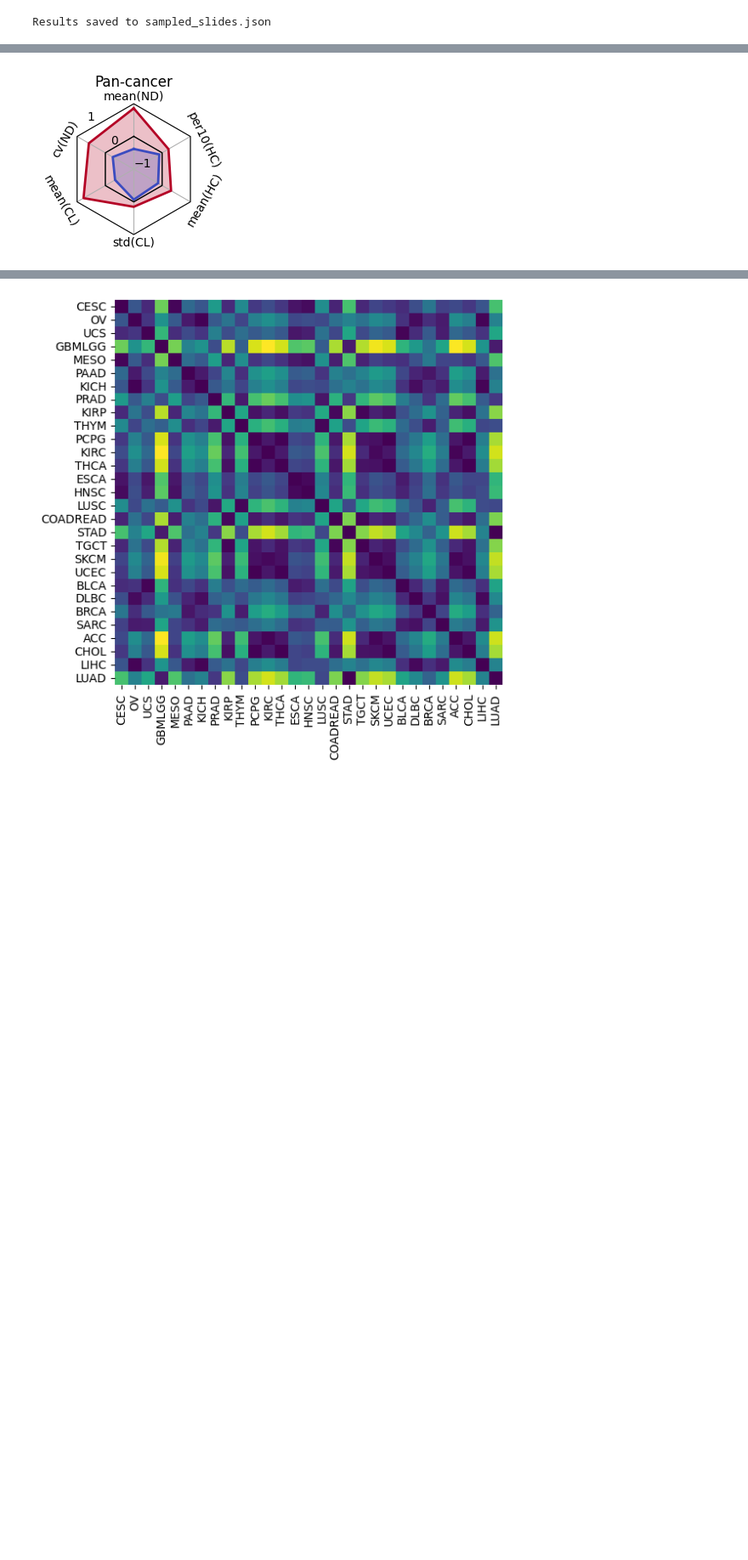
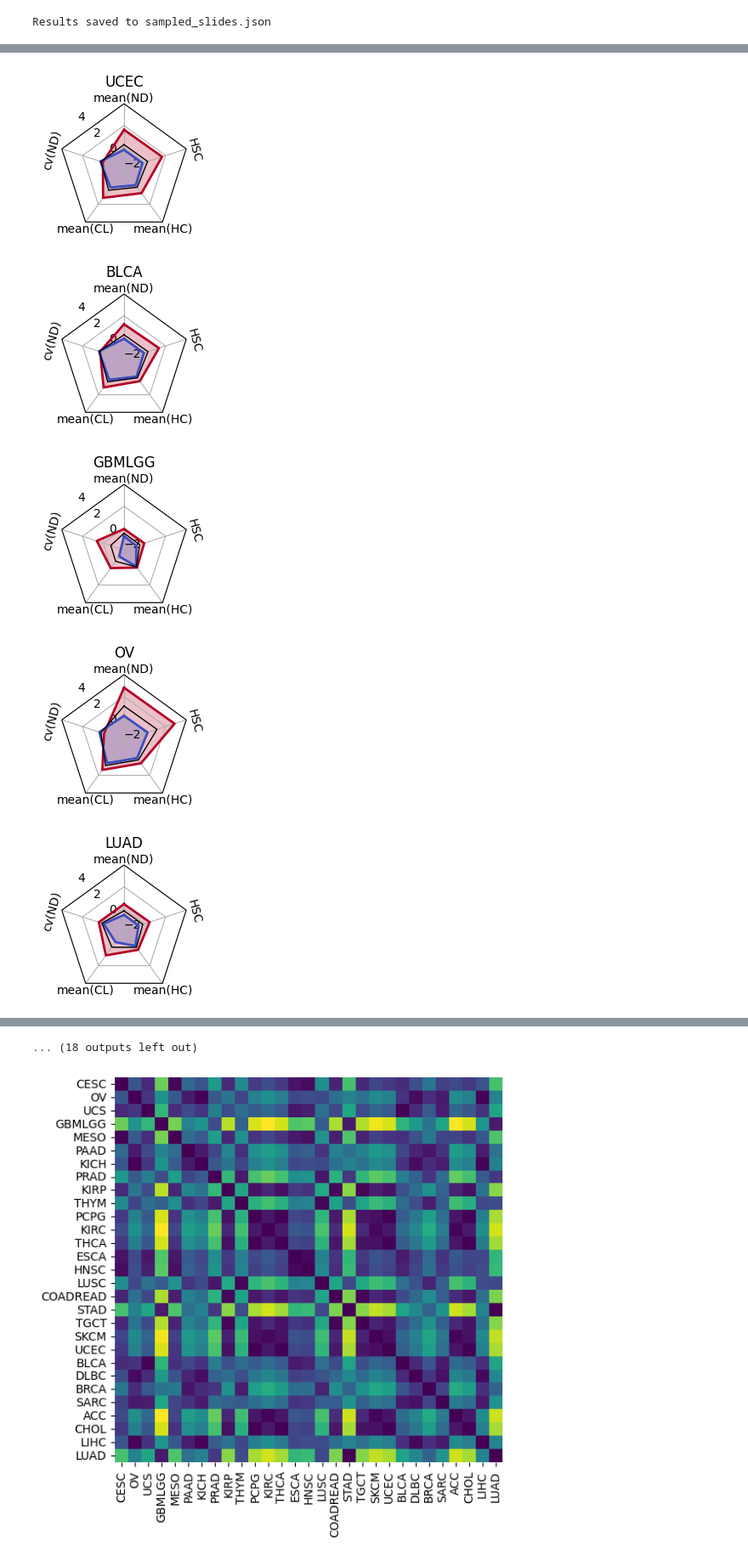
Before and after one commit to mostafajahanifar/pacman, a Jupyter notebook: playground_data_handling.ipynb, the cells around one changed output, grey strips where cells are left out. Shown at 85% size. Drawn from its saved outputs; the diff is of its cells as text; code cells hidden in the pictures; blank space fills up the shorter version.

```diff
--- a/playground_data_handling.ipynb
+++ b/playground_data_handling.ipynb
@@ -588,19 +588,19 @@ def radar_plot_with_error(df, feature_cols, temp_col='temperature', offset=0.5):
         if i==0:
             ax.text(angle, 1.05+offset, featre_to_tick(feature_cols[i]), horizontalalignment='center', verticalalignment='bottom')
         elif i == 1:
-            ax.text(angle, 0.9+offset, featre_to_tick(feature_cols[i]), horizontalalignment='right', verticalalignment='center', rotation=60)
+            ax.text(angle, 0.9+offset, featre_to_tick(feature_cols[i]), horizontalalignment='right', verticalalignment='center', rotation=75)
         elif i==2:
-            ax.text(angle, 0.9+offset, featre_to_tick(feature_cols[i]), horizontalalignment='right', verticalalignment='center', rotation=-60)
+            ax.text(angle, 1.05+offset, featre_to_tick(feature_cols[i]), horizontalalignment='center', verticalalignment='top')
         elif i==3:
             ax.text(angle, 1.05+offset, featre_to_tick(feature_cols[i]), horizontalalignment='center', verticalalignment='top')
         elif i==4:
-            ax.text(angle, 0.8+offset, featre_to_tick(feature_cols[i]), horizontalalignment='left', verticalalignment='center', rotation=60)
+            ax.text(angle, 0.9+offset, featre_to_tick(feature_cols[i]), horizontalalignment='left', verticalalignment='center', rotation=-75)
         else:
             ax.text(angle, 0.8+offset, featre_to_tick(feature_cols[i]), horizontalalignment='left', verticalalignment='center', rotation=-65)
 
     return fig, ax
 
-data = pd.read_csv("/mnt/gpfs01/lsf-workspace/u2070124/Data/Data/pancancer/tcga_features_final_ClusterByCancerNew_withAtypicalNew.csv")
+data = pd.read_csv("/mnt/gpfs01/lsf-workspace/u2070124/Data/Data/pancancer/tcga_features_final_ClusterByCancer_withAtypical.csv")
 
 all_cancers = ['UCEC', 'BLCA', 'GBMLGG', 'OV', 'LUAD', 'TGCT', 'CESC', 'BRCA',
        'STAD', 'HNSC', 'ESCA', 'UCS', 'SARC', 'COADREAD', 'LIHC', 'SKCM',
@@ -610,37 +610,44 @@ feature_cols = [
     "mit_nodeDegrees_mean",
 "mit_nodeDegrees_cv",
 "mit_clusterCoff_mean",
-"mit_clusterCoff_std",
+# "mit_clusterCoff_std",
 "mit_cenHarmonic_mean",
-"mit_cenHarmonic_per10",]  # Add your actual feature columns here
+"mit_hotspot_count",
+# "mit_cenHarmonic_per10",
+]  # Add your actual feature columns here
 
 data[feature_cols] = normalize_min_max(data, feature_cols)
 
-for cancer in ["Pan-cancer"]: #all_cancers+
+for cancer in  all_cancers+["Pan-cancer"]: #
     if cancer == "Pan-cancer":
         df = data[data["type"].isin(all_cancers)]
         # fig, ax = radar_plot_with_error(df, feature_cols, offset=1.0)
         # ax.set_rgrids([-1, 0, 1.0, 2], angle=45)
     elif cancer == "ACC":
         df = data[data["type"]==cancer]
         # fig, ax = radar_plot_with_error(df, feature_cols, offset=1.0)
         # ax.set_rgrids([-1, 0, 1.0, 2.0], angle=45)
     else:
         df = data[data["type"]==cancer]
         # fig, ax = radar_plot_with_error(df, feature_cols, offset=0.5)
         # ax.set_rgrids([-1, 0, 1.0, 1.5], angle=45)
 
-    fig, ax = radar_plot_with_error(df, feature_cols, offset=0)
+    offset= 0 if cancer=="Pan-cancer" else 3
+    fig, ax = radar_plot_with_error(df, feature_cols, offset=offset)
 
     if cancer == "Pan-cancer":
         ax.set_rgrids([-1, 0, 1], angle=45) # for
     else:
         ax.set_rgrids([-2, 0, 2, 4], angle=45) # for all
 
-    save_root = f"results_final/landscape/radar_sna_in_hot-cold_normalizeFirst/"
+    save_root = f"results_final_all/landscape/radar_sna_in_hot-cold_normalizeFirst/"
     os.makedirs(save_root, exist_ok=True)
 
     ax.set_title(cancer, pad=15)
     fig.savefig(save_root+f"radar_{cancer}.png", dpi=600, bbox_inches='tight', pad_inches=0, transparent=True)
 # %% [output]
-[figure, old version]
+[figure, new version]
+[figure, added]
+[figure, added]
+[figure, added]
+[figure, added]
@@ -647,3 +661,4 @@ for cancer in ["Pan-cancer"]: #all_cancers+
+... (18 outputs left out)
 # %%
 import pandas as pd
 import numpy as np
```
Also changed, not shown: parts of 1 cell of this notebook, 16 other files.
